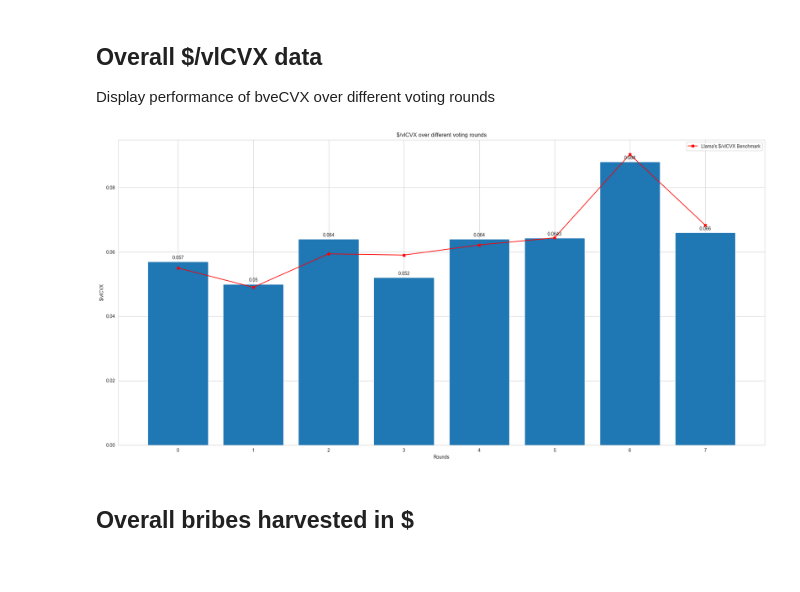
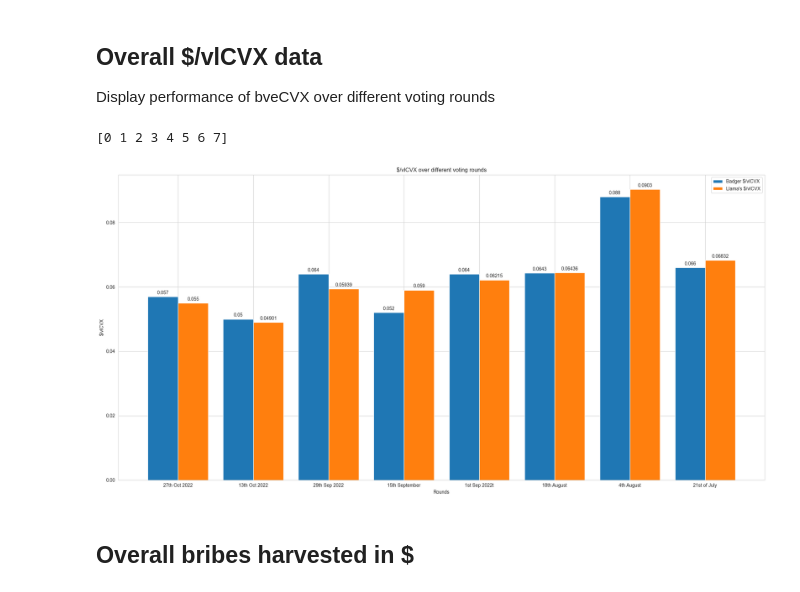
Before and after one commit to Badger-Finance/badger-influence-analytics, a Jupyter notebook: notebooks/cvx_bribes/bribes_bvecvx_research.ipynb, the cells around one changed output. Saved outputs shown, nothing was run; the diff lists cells and outputs as text; code cells hidden in the pictures.

Commit message:
feat: convert compared data to bar instead of line2d cvx

```diff
--- a/notebooks/cvx_bribes/bribes_bvecvx_research.ipynb
+++ b/notebooks/cvx_bribes/bribes_bvecvx_research.ipynb
@@ -48,27 +47,27 @@ Display performance of bveCVX over different voting rounds
 # %%
 rounds = [dataset[0] for dataset in data_rows]
 bvecvxs = [float(dataset[6]) for dataset in data_rows]
 x = np.arange(len(rounds))
-
+width = 0.4  # the width of the bars
+print(x)
 fig, ax = plt.subplots()
 # creating the bar plot
-bar = ax.bar(x, bvecvxs)
-line = Line2D(
-    x, dataframe["$/vlcvx Llama"].tolist(), marker="X", rasterized=True, color='red'
-)
-line.set_label("Llama's $/vlCVX Benchmark")
-ax.add_line(line)
-# creating the bar plot
+bar = ax.bar(x - width / 2, bvecvxs, width, label="Badger $/vlCVX")
+bar2 = ax.bar(x + width / 2, dataframe["$/vlcvx Llama"].tolist(), width, label="Llama's $/vlCVX")
+
 ax.bar_label(bar, padding=3)
+ax.bar_label(bar2, padding=3)
 
 ax.set_xlabel("Rounds")
 ax.set_ylabel("$/vlCVX")
 ax.set_title("$/vlCVX over different voting rounds")
+ax.set_xticks(x, rounds)
 ax.legend()
 fig.tight_layout()
 plt.show()
 # %% [output]
+[0 1 2 3 4 5 6 7]
-[figure, old version]
+[figure, new version]
 # %% [markdown]
 ## Overall bribes harvested in $
 # %%
```
Also changed, not shown: parts of 1 cell of this notebook.
